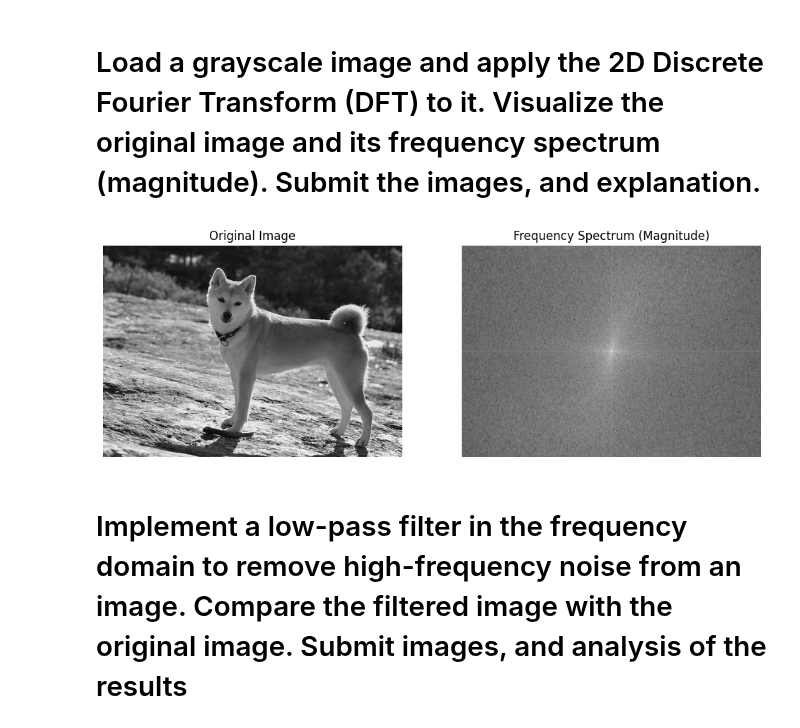
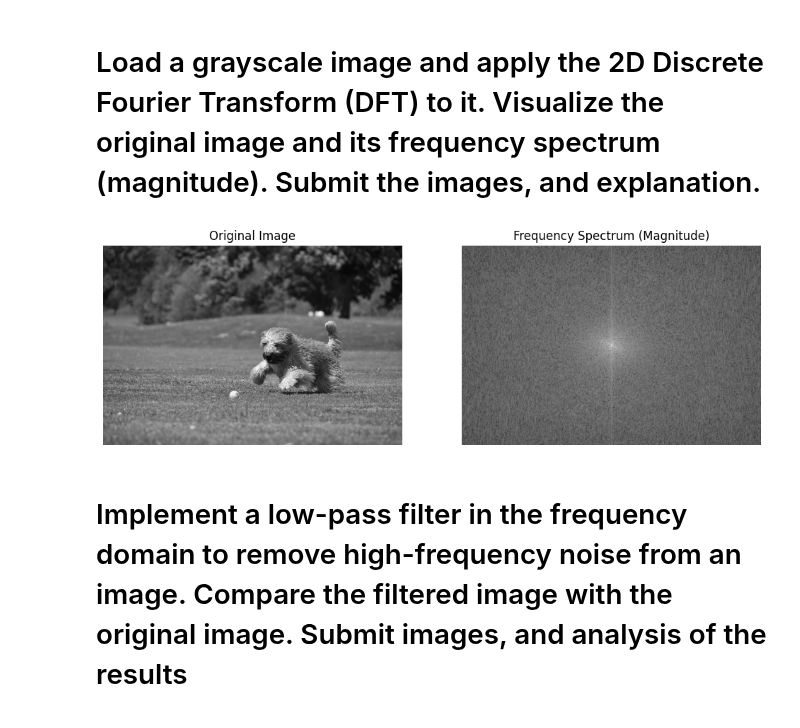
Before and after one commit to Anders-Stubberud/IT3212, a Jupyter notebook: assignment_2/anders_fourier_transform.ipynb, the cells around one changed output. Saved outputs shown, nothing was run; the diff lists cells and outputs as text; code cells hidden in the pictures.

```diff
--- a/assignment_2/anders_fourier_transform.ipynb
+++ b/assignment_2/anders_fourier_transform.ipynb
@@ -6,36 +6,37 @@ import matplotlib.pyplot as plt
 # %% [markdown]
 # Load a grayscale image and apply the 2D Discrete Fourier Transform (DFT) to it. Visualize the original image and its frequency spectrum (magnitude). Submit the images, and explanation.
 # %%
-image_path = '../data/oxford-iiit-pet/images/shiba_inu_6.jpg'
-# image_path = '../data/oxford-iiit-pet/images/Abyssinian_1.jpg'
+# image_path = '../data/oxford-iiit-pet/images/shiba_inu_6.jpg'
+image_path = '../data/oxford-iiit-pet/images/german_shorthaired_15.jpg'
+
 
 image = cv2.imread(image_path, cv2.IMREAD_GRAYSCALE)
 
 # Apply the 2D Discrete Fourier Transform (DFT)
 dft = cv2.dft(np.float32(image), flags=cv2.DFT_COMPLEX_OUTPUT)
 dft_shift = np.fft.fftshift(dft)  # Shift the zero frequency component to the center
 
 # Compute the magnitude spectrum
 magnitude_spectrum = 20 * np.log(cv2.magnitude(dft_shift[:, :, 0], dft_shift[:, :, 1]))
 
 # Plot the original image and the magnitude spectrum
 plt.figure(figsize=(12, 6))
 
 # Original Image
 plt.subplot(1, 2, 1)
 plt.imshow(image, cmap='gray')
 plt.title('Original Image')
 plt.axis('off')
 
 # Magnitude Spectrum (Frequency Spectrum)
 plt.subplot(1, 2, 2)
 plt.imshow(magnitude_spectrum, cmap='gray')
 plt.title('Frequency Spectrum (Magnitude)')
 plt.axis('off')
 
 plt.show()
 # %% [output]
-[figure, old version]
+[figure, new version]
 # %% [markdown]
 #  Implement a low-pass filter in the frequency domain to remove high-frequency noise from an image. Compare the filtered image with the original image. Submit images, and analysis of the results
 # %% [markdown]
```
